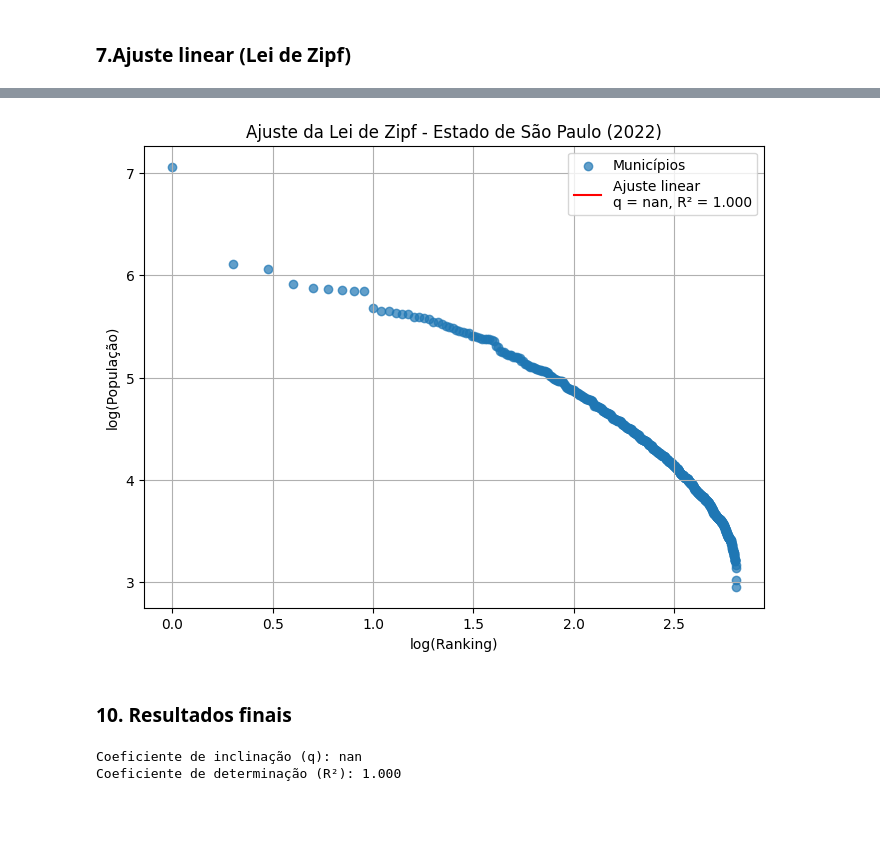
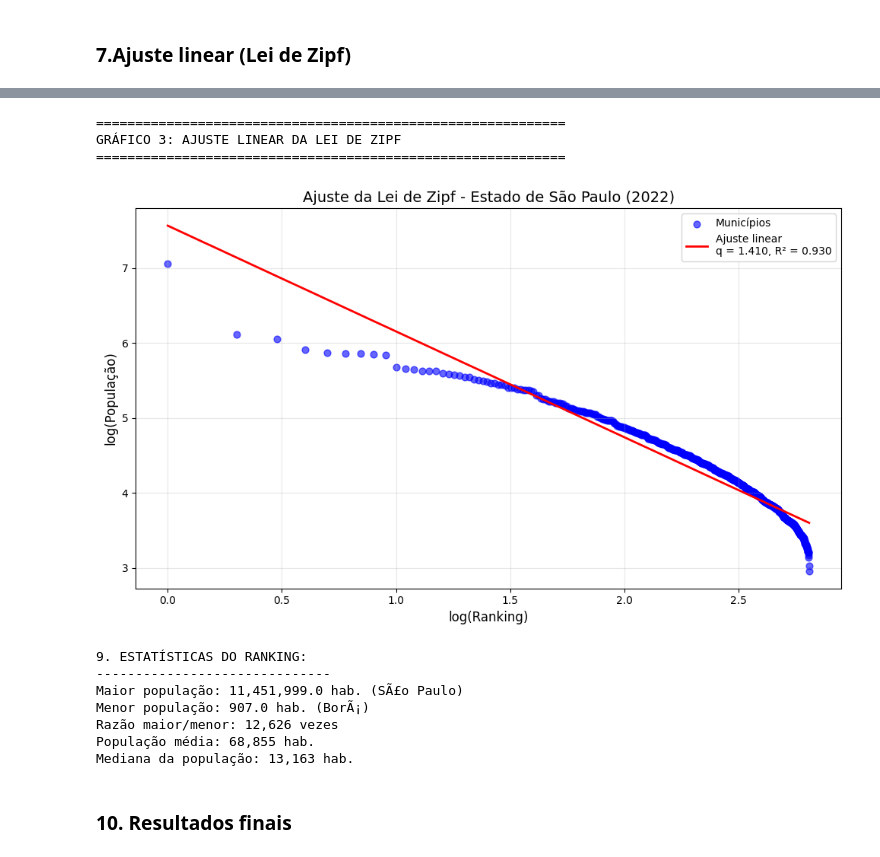
Before and after one commit to barbarajunq131/Programas, a Jupyter notebook: exercicio_3_atrasado__desenvolvimento_regional.ipynb, the cells around one changed output, grey strips where cells are left out. Drawn from its saved outputs; the diff is of its cells as text; code cells hidden in the pictures; blank space fills up the shorter version.

```diff
--- a/exercicio_3_atrasado__desenvolvimento_regional.ipynb
+++ b/exercicio_3_atrasado__desenvolvimento_regional.ipynb
@@ -80,10 +80,12 @@ Colunas encontradas: ['Sigla', 'CÃ³digo', 'MunicÃ\xadpio', '2022', 'Unnamed:
 # %% [markdown]
 ### 3.Renomear colunas
 # %%
-df.columns = df.columns.str.strip()
 df = df.rename(columns={
     'Sigla': 'UF',
     'CÃ³digo': 'Codigo',
     'MunicÃ\xadpio': 'Municipio',
     '2022': 'Populacao'
 })
+print("\n2. PRIMEIRAS 5 LINHAS DO DATAFRAME:")
+print("-" * 40)
+print(df.head())
@@ -92,2 +100,0 @@ df = df.rename(columns={
-# %%
-df['Municipio'] = df['Municipio'].str.encode('latin1').str.decode('utf-8')
@@ -96,3 +100,0 @@ df['Municipio'] = df['Municipio'].str.encode('latin1').str.decode('utf-8')
-# %%
-if 'Unnamed: 4' in df.columns:
-    df = df.drop(columns=['Unnamed: 4'])
@@ -99 +103,4 @@ if 'Unnamed: 4' in df.columns:
+# %%
+df['Populacao'] = pd.to_numeric(df['Populacao'], errors='coerce')
+df = df.dropna(subset=['Populacao'])
 # %% [markdown]
@@ -194,20 +211,48 @@ r2 = 1 - np.sum((df['log_pop'] - pred)**2) / np.sum((df['log_pop'] - np.mean(df[
 # %%
-plt.figure(figsize=(8,6))
-plt.scatter(df['log_ranking'], df['log_pop'], label="Municípios", alpha=0.7)
-plt.plot(df['log_ranking'], pred, color='red', label=f"Ajuste linear\nq = {q:.2f}, R² = {r2:.3f}")
-plt.xlabel("log(Ranking)")
-plt.ylabel("log(População)")
-plt.title("Ajuste da Lei de Zipf - Estado de São Paulo (2022)")
+print("\n" + "=" * 60)
+print("GRÁFICO 3: AJUSTE LINEAR DA LEI DE ZIPF")
+print("=" * 60)
+
+# Ajuste linear
+coef = np.polyfit(df['log_ranking'], df['log_pop'], 1)
+q = -coef[0]  # coeficiente da Lei de Zipf
+pred = np.polyval(coef, df['log_ranking'])
+
+# Calcular R²
+r2 = 1 - np.sum((df['log_pop'] - pred)**2) / np.sum((df['log_pop'] - np.mean(df['log_pop']))**2)
+
+plt.figure(figsize=(10, 6))
+plt.scatter(df['log_ranking'], df['log_pop'], color='blue', alpha=0.6, s=40, label="Municípios")
+plt.plot(df['log_ranking'], pred, color='red', linewidth=2,
+         label=f"Ajuste linear\nq = {q:.3f}, R² = {r2:.3f}")
+plt.xlabel("log(Ranking)", fontsize=12)
+plt.ylabel("log(População)", fontsize=12)
+plt.title("Ajuste da Lei de Zipf - Estado de São Paulo (2022)", fontsize=14)
 plt.legend()
-plt.grid(True)
+plt.grid(True, alpha=0.3)
+plt.tight_layout()
 plt.show()
 # %% [output]
+============================================================
+GRÁFICO 3: AJUSTE LINEAR DA LEI DE ZIPF
+============================================================
-[figure, old version]
+[figure, new version]
+# %%
+# Estatísticas adicionais do ranking
+print("\n9. ESTATÍSTICAS DO RANKING:")
+print("-" * 30)
+print(f"Maior população: {df['Populacao'].max():,} hab. ({df.iloc[0]['Municipio']})")
+print(f"Menor população: {df['Populacao'].min():,} hab. ({df.iloc[-1]['Municipio']})")
+print(f"Razão maior/menor: {df['Populacao'].max()/df['Populacao'].min():,.0f} vezes")
+print(f"População média: {df['Populacao'].mean():,.0f} hab.")
+print(f"Mediana da população: {df['Populacao'].median():,.0f} hab.")
+# %% [output]
+9. ESTATÍSTICAS DO RANKING:
+------------------------------
+Maior população: 11,451,999.0 hab. (SÃ£o Paulo)
+Menor população: 907.0 hab. (BorÃ¡)
+Razão maior/menor: 12,626 vezes
+População média: 68,855 hab.
+Mediana da população: 13,163 hab.
 # %% [markdown]
 ### 10. Resultados finais
-# %%
-print(f"Coeficiente de inclinação (q): {q:.2f}")
-print(f"Coeficiente de determinação (R²): {r2:.3f}")
-# %% [output]
-Coeficiente de inclinação (q): nan
-Coeficiente de determinação (R²): 1.000
```
Also changed, not shown: parts of 20 cells of this notebook.
